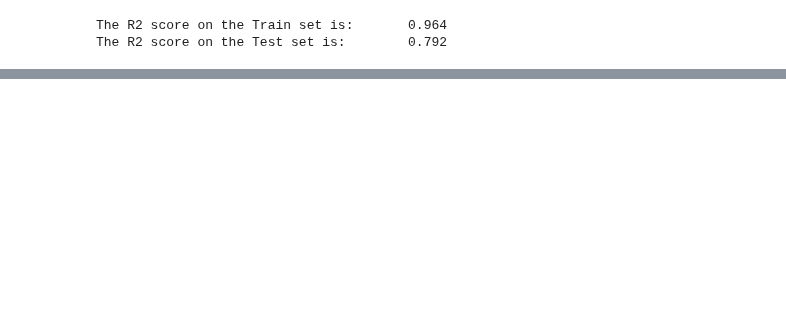
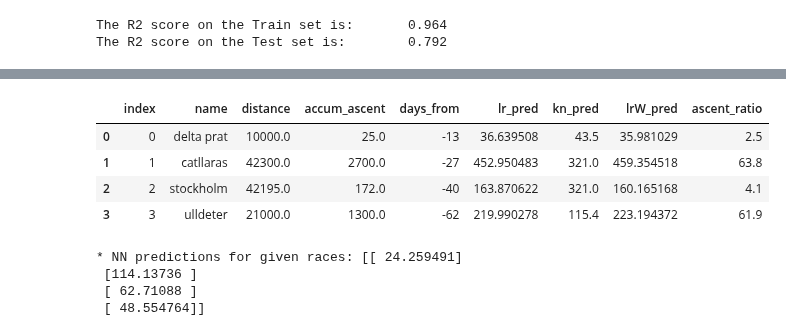
Before and after one commit to pausampietro/run_perfomance, a Jupyter notebook: 4. Regression Algorithms/4d. Regression - Neural Network Approach.ipynb, the cells around one changed output, grey strips where cells are left out. Drawn from its saved outputs; the diff is of its cells as text; code cells hidden in the pictures; blank space fills up the shorter version.

```diff
--- a/4. Regression Algorithms/4d. Regression - Neural Network Approach.ipynb
+++ b/4. Regression Algorithms/4d. Regression - Neural Network Approach.ipynb
@@ -189,0 +197,3 @@ plt.legend()
+# %%
+races = read_table('races')
+races.head()
@@ -189,0 +206,10 @@ plt.legend()
+# %%
+races['ascent_ratio'] = races.apply(lambda x: round(x['accum_ascent']/(x['distance']/1000),1), axis = 1)
+# %%
+races
+# %% [output]
+|  | index | name | distance | accum_ascent | days_from | lr_pred | kn_pred | lrW_pred | ascent_ratio |
+| 0 | 0 | delta prat | 10000.0 | 25.0 | -13 | 36.639508 | 43.5 | 35.981029 | 2.5 |
+| 1 | 1 | catllaras | 42300.0 | 2700.0 | -27 | 452.950483 | 321.0 | 459.354518 | 63.8 |
+| 2 | 2 | stockholm | 42195.0 | 172.0 | -40 | 163.870622 | 321.0 | 160.165168 | 4.1 |
+| 3 | 3 | ulldeter | 21000.0 | 1300.0 | -62 | 219.990278 | 115.4 | 223.194372 | 61.9 |
@@ -189,0 +218,8 @@ plt.legend()
+# %%
+races_nn_pred = model.predict(X_races)
+print(f'* NN predictions for given races: {races_nn_pred}')
+# %% [output]
+* NN predictions for given races: [[ 24.259491]
+ [114.13736 ]
+ [ 62.71088 ]
+ [ 48.554764]]
```
Also changed, not shown: parts of 6 cells of this notebook, 2 other files.
